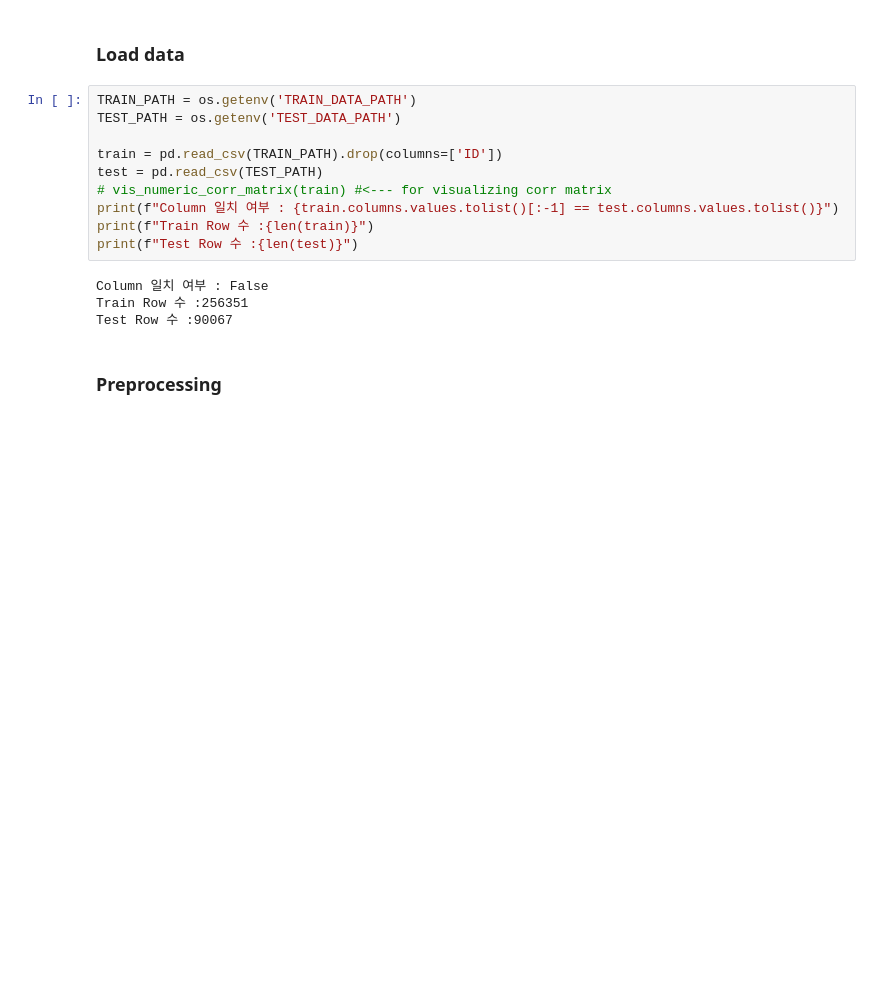
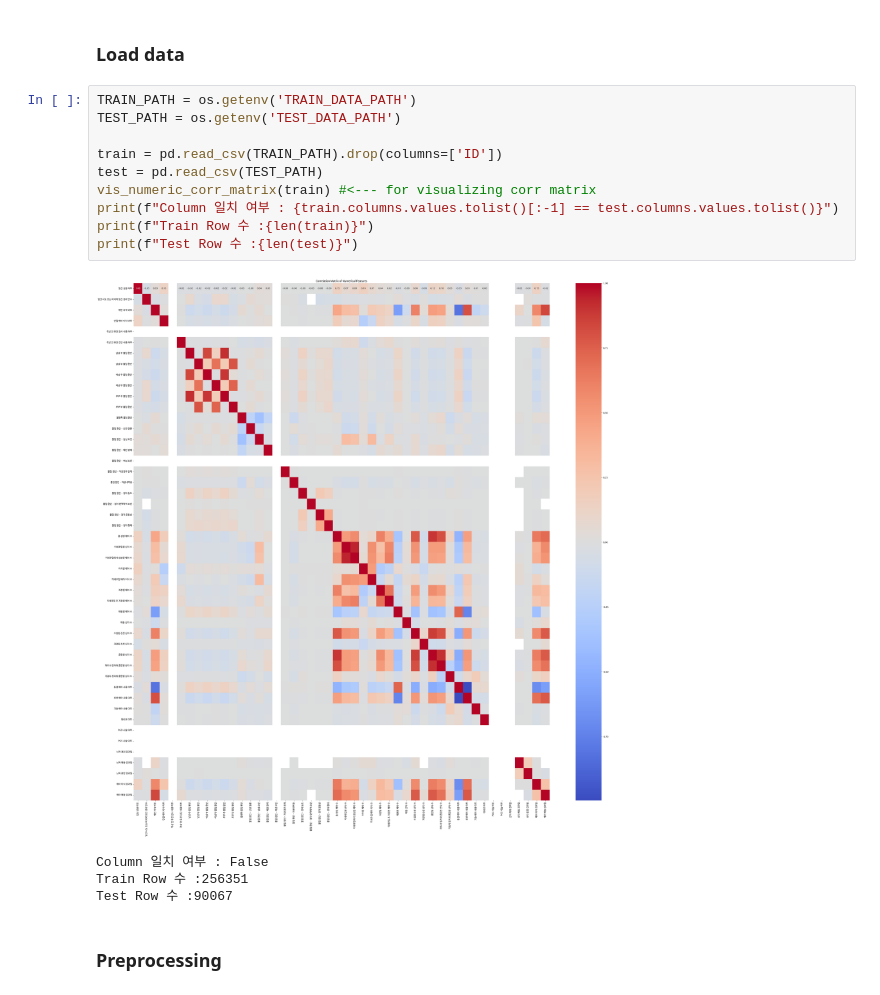
Before and after one commit to dablro12/LGAimers5th, a Jupyter notebook: baseline.ipynb, the cells around one changed output. Saved outputs shown, nothing was run; the diff lists cells and outputs as text; blank space fills up the shorter version.

```diff
--- a/baseline.ipynb
+++ b/baseline.ipynb
@@ -38,14 +38,15 @@ plt.rcParams['font.family'] = font_name
 # %%
 TRAIN_PATH = os.getenv('TRAIN_DATA_PATH')
 TEST_PATH = os.getenv('TEST_DATA_PATH')
 
 train = pd.read_csv(TRAIN_PATH).drop(columns=['ID'])
 test = pd.read_csv(TEST_PATH)
-# vis_numeric_corr_matrix(train) #<--- for visualizing corr matrix
+vis_numeric_corr_matrix(train) #<--- for visualizing corr matrix
 print(f"Column 일치 여부 : {train.columns.values.tolist()[:-1] == test.columns.values.tolist()}")
 print(f"Train Row 수 :{len(train)}")
 print(f"Test Row 수 :{len(test)}")
 # %% [output]
+[figure, added]
 Column 일치 여부 : False
 Train Row 수 :256351
 Test Row 수 :90067
```
Also changed, not shown: 12 other files.
